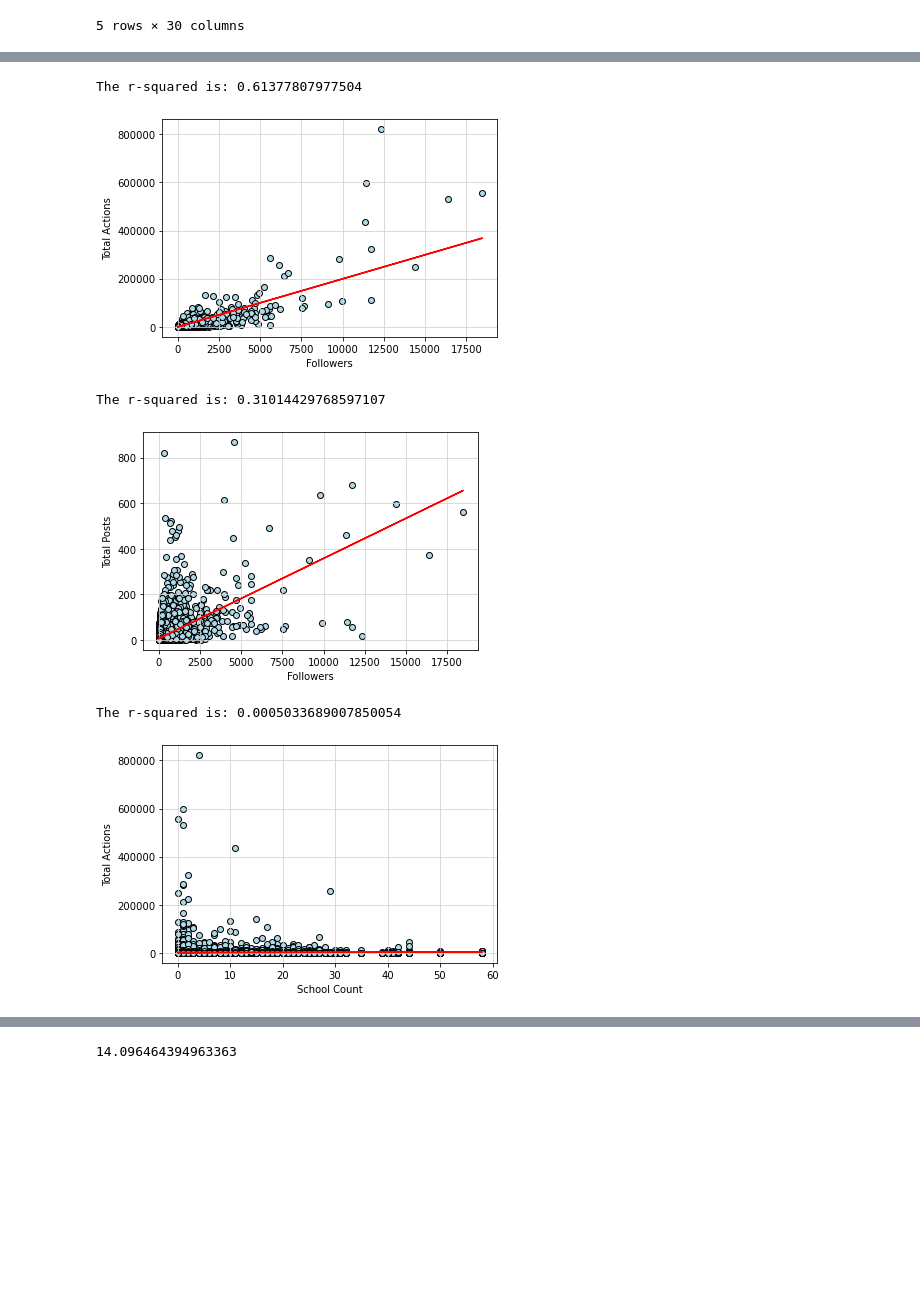
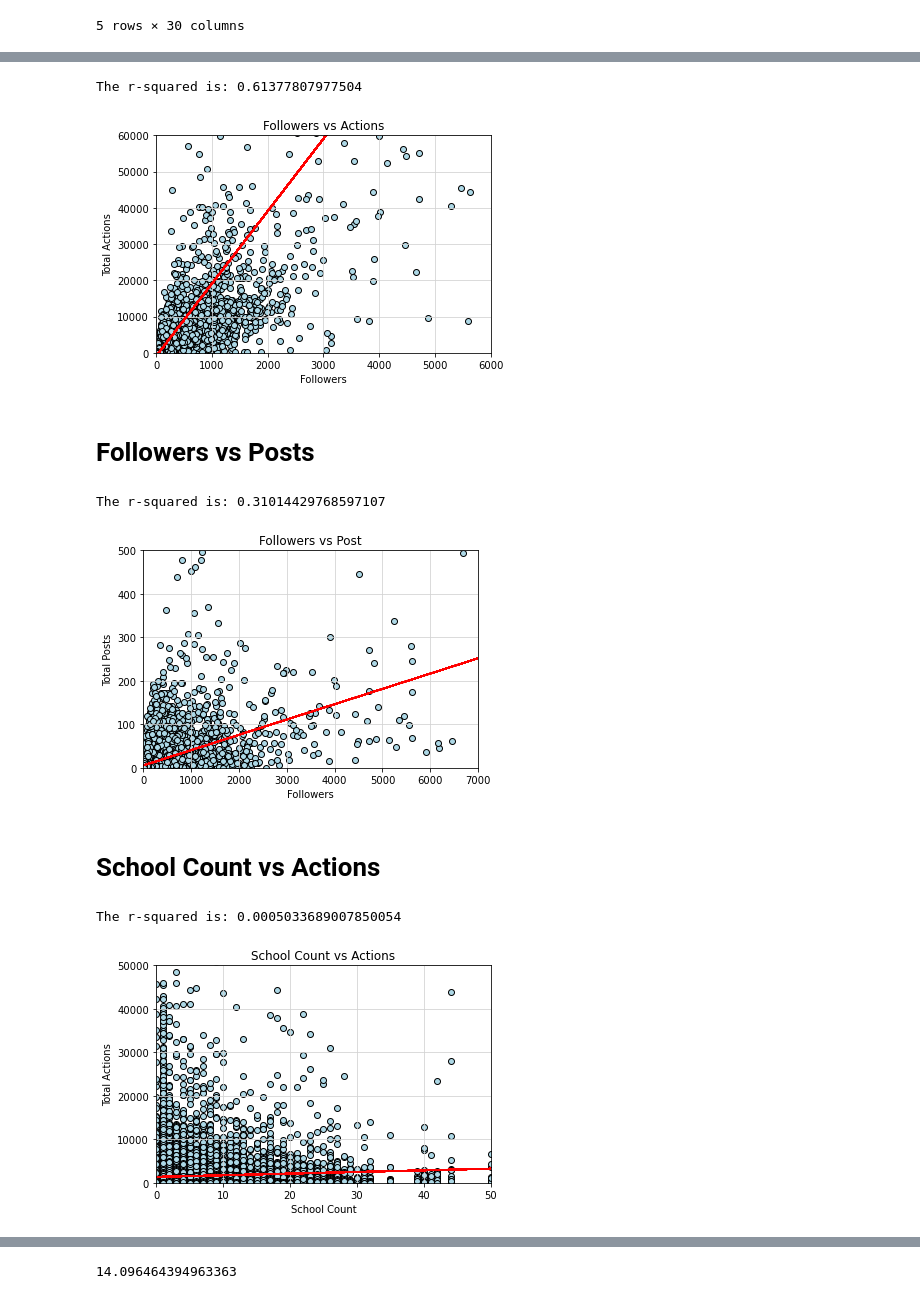
Before and after one commit to SimplyKP22/Moneyball-Project-1, a Jupyter notebook: Moneyball Working.ipynb, the cells around one changed output, grey strips where cells are left out. Drawn from its saved outputs; the diff is of its cells as text; code cells hidden in the pictures; blank space fills up the shorter version.

```diff
--- a/Moneyball Working.ipynb
+++ b/Moneyball Working.ipynb
@@ -111,23 +90,26 @@ The r-squared is: 0.5107013991561755
 # %%
 x_values = df['followers']
 y_values = df['totalActions']
 (slope, intercept, rvalue, pvalue, stderr) = linregress(x_values, y_values)
 regress_values = x_values * slope + intercept
 line_eq = "y = " + str(round(slope,2)) + "x + " + str(round(intercept,2))
 plt.scatter(x_values,y_values,edgecolors="black",facecolors="lightblue")
 plt.grid (visible=True,which="major",axis="both",linestyle="-",color="lightgrey")
 plt.plot(x_values,regress_values,"r-")
 plt.annotate(line_eq,(150000,10),fontsize=15,color="red")
 plt.xlabel('Followers')
 plt.ylabel('Total Actions')
-# plt.ylim(0,40000)
-# plt.xlim(0,30000)
+plt.title("Followers vs Actions")
+plt.ylim(0,60000)
+plt.xlim(0,6000)
 plt.savefig("Followers vs Actions.png")
 print(f"The r-squared is: {rvalue**2}")
 plt.show()
 # %% [output]
 The r-squared is: 0.61377807977504
-[figure, old version]
+[figure, new version]
+# %% [markdown]
+# Followers vs Posts
 # %%
 x_values = df['followers']
 y_values = df['posts']
@@ -140,11 +122,12 @@ plt.plot(x_values,regress_values,"r-")
 plt.annotate(line_eq,(150000,10),fontsize=15,color="red")
 plt.xlabel('Followers')
 plt.ylabel('Total Posts')
-# plt.ylim(0,40000)
-# plt.xlim(0,30000)
+plt.title("Followers vs Post")
+plt.ylim(0,500)
+plt.xlim(0,7000)
 plt.savefig("Followers vs Posts.png")
 print(f"The r-squared is: {rvalue**2}")
 plt.show()
 # %% [output]
 The r-squared is: 0.31014429768597107
-[figure, old version]
+[figure, new version]
@@ -185,3 +134,5 @@ The r-squared is: 0.31014429768597107
+# %% [markdown]
+# School Count vs Actions
 # %%
 x_values = df['schoolCount']
 y_values = df['totalActions']
@@ -194,11 +145,12 @@ plt.plot(x_values,regress_values,"r-")
 plt.annotate(line_eq,(150000,10),fontsize=15,color="red")
 plt.xlabel('School Count')
 plt.ylabel('Total Actions')
-# plt.ylim(0,40000)
-# plt.xlim(0,30000)
+plt.title("School Count vs Actions")
+plt.ylim(0,50000)
+plt.xlim(0,50)
 plt.savefig("School Count vs Actions.png")
 print(f"The r-squared is: {rvalue**2}")
 plt.show()
 # %% [output]
 The r-squared is: 0.0005033689007850054
-[figure, old version]
+[figure, new version]
```
Also changed, not shown: parts of 21 cells of this notebook, 7 other files.
